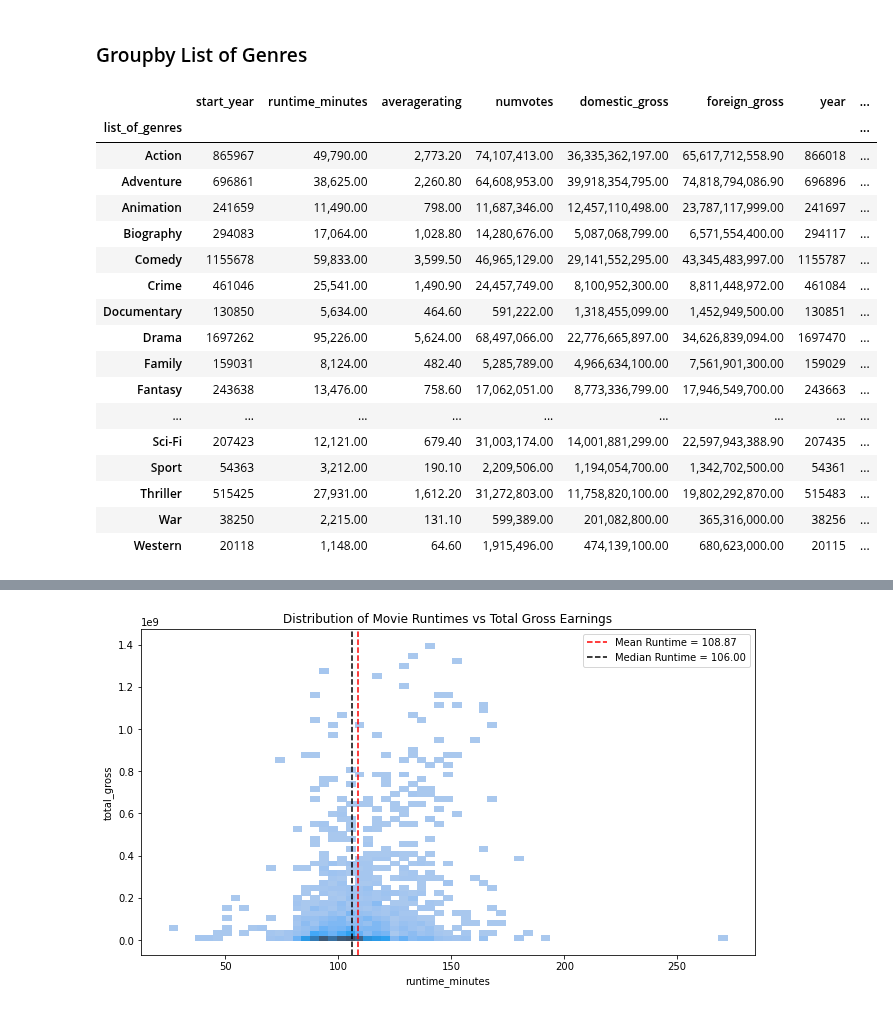
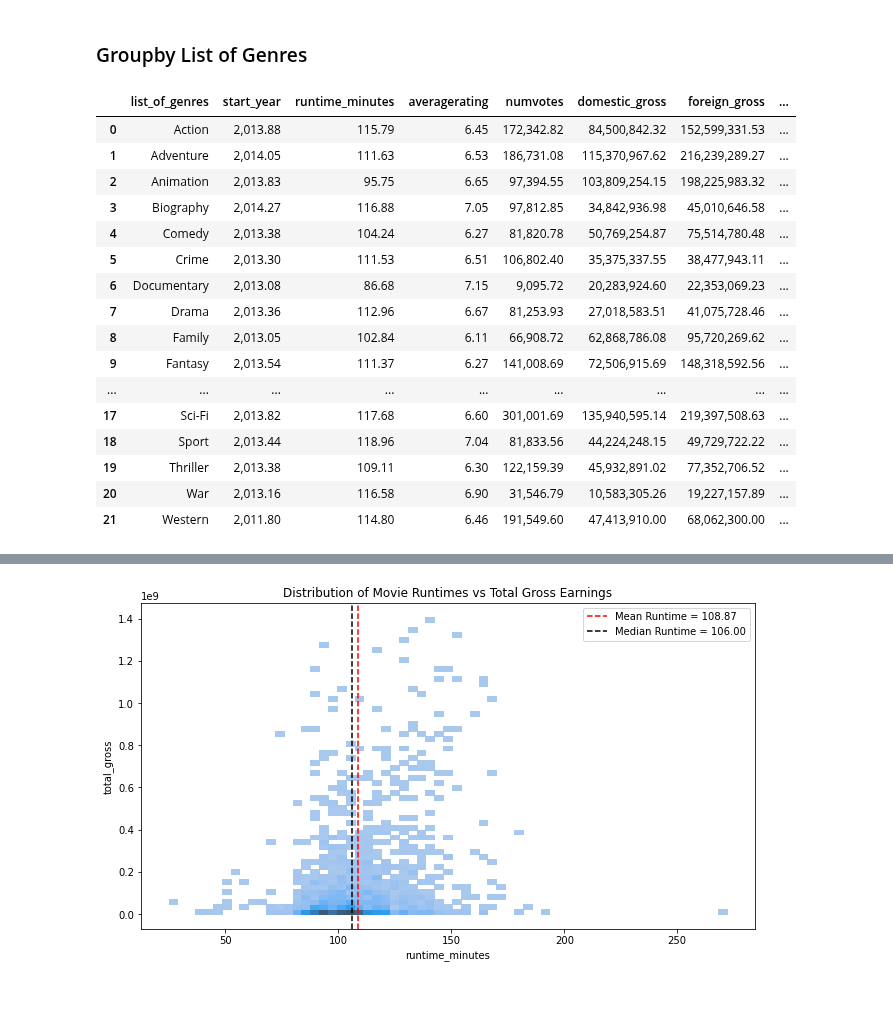
Before and after one commit to GusVilla303/dsc-phase-1-project, a Jupyter notebook: microsoft-movie-analysis.ipynb, the cells around one changed output, grey strips where cells are left out. Cells and saved outputs as stored; diff of their text form; code cells hidden in the pictures.

```diff
--- a/microsoft-movie-analysis.ipynb
+++ b/microsoft-movie-analysis.ipynb
@@ -530,24 +561,23 @@ genres_df_sorted
 # %% [markdown]
 ### Groupby List of Genres
 # %%
-genres_grouped = genres_df_sorted.groupby('list_of_genres').sum()
+genres_grouped = genres_df_sorted.groupby('list_of_genres', as_index=False).mean()
 genres_grouped
 # %% [output]
-|  | start_year | runtime_minutes | averagerating | numvotes | domestic_gross | foreign_gross | year | ... |
-| list_of_genres |  |  |  |  |  |  |  | ... |
-| Action | 865967 | 49,790.00 | 2,773.20 | 74,107,413.00 | 36,335,362,197.00 | 65,617,712,558.90 | 866018 | ... |
-| Adventure | 696861 | 38,625.00 | 2,260.80 | 64,608,953.00 | 39,918,354,795.00 | 74,818,794,086.90 | 696896 | ... |
-| Animation | 241659 | 11,490.00 | 798.00 | 11,687,346.00 | 12,457,110,498.00 | 23,787,117,999.00 | 241697 | ... |
-| Biography | 294083 | 17,064.00 | 1,028.80 | 14,280,676.00 | 5,087,068,799.00 | 6,571,554,400.00 | 294117 | ... |
-| Comedy | 1155678 | 59,833.00 | 3,599.50 | 46,965,129.00 | 29,141,552,295.00 | 43,345,483,997.00 | 1155787 | ... |
-| Crime | 461046 | 25,541.00 | 1,490.90 | 24,457,749.00 | 8,100,952,300.00 | 8,811,448,972.00 | 461084 | ... |
-| Documentary | 130850 | 5,634.00 | 464.60 | 591,222.00 | 1,318,455,099.00 | 1,452,949,500.00 | 130851 | ... |
-| Drama | 1697262 | 95,226.00 | 5,624.00 | 68,497,066.00 | 22,776,665,897.00 | 34,626,839,094.00 | 1697470 | ... |
-| Family | 159031 | 8,124.00 | 482.40 | 5,285,789.00 | 4,966,634,100.00 | 7,561,901,300.00 | 159029 | ... |
-| Fantasy | 243638 | 13,476.00 | 758.60 | 17,062,051.00 | 8,773,336,799.00 | 17,946,549,700.00 | 243663 | ... |
+|  | list_of_genres | start_year | runtime_minutes | averagerating | numvotes | domestic_gross | foreign_gross | ... |
+| 0 | Action | 2,013.88 | 115.79 | 6.45 | 172,342.82 | 84,500,842.32 | 152,599,331.53 | ... |
+| 1 | Adventure | 2,014.05 | 111.63 | 6.53 | 186,731.08 | 115,370,967.62 | 216,239,289.27 | ... |
+| 2 | Animation | 2,013.83 | 95.75 | 6.65 | 97,394.55 | 103,809,254.15 | 198,225,983.32 | ... |
+| 3 | Biography | 2,014.27 | 116.88 | 7.05 | 97,812.85 | 34,842,936.98 | 45,010,646.58 | ... |
+| 4 | Comedy | 2,013.38 | 104.24 | 6.27 | 81,820.78 | 50,769,254.87 | 75,514,780.48 | ... |
+| 5 | Crime | 2,013.30 | 111.53 | 6.51 | 106,802.40 | 35,375,337.55 | 38,477,943.11 | ... |
+| 6 | Documentary | 2,013.08 | 86.68 | 7.15 | 9,095.72 | 20,283,924.60 | 22,353,069.23 | ... |
+| 7 | Drama | 2,013.36 | 112.96 | 6.67 | 81,253.93 | 27,018,583.51 | 41,075,728.46 | ... |
+| 8 | Family | 2,013.05 | 102.84 | 6.11 | 66,908.72 | 62,868,786.08 | 95,720,269.62 | ... |
+| 9 | Fantasy | 2,013.54 | 111.37 | 6.27 | 141,008.69 | 72,506,915.69 | 148,318,592.56 | ... |
 | ... | ... | ... | ... | ... | ... | ... | ... | ... |
-| Sci-Fi | 207423 | 12,121.00 | 679.40 | 31,003,174.00 | 14,001,881,299.00 | 22,597,943,388.90 | 207435 | ... |
-| Sport | 54363 | 3,212.00 | 190.10 | 2,209,506.00 | 1,194,054,700.00 | 1,342,702,500.00 | 54361 | ... |
-| Thriller | 515425 | 27,931.00 | 1,612.20 | 31,272,803.00 | 11,758,820,100.00 | 19,802,292,870.00 | 515483 | ... |
-| War | 38250 | 2,215.00 | 131.10 | 599,389.00 | 201,082,800.00 | 365,316,000.00 | 38256 | ... |
-| Western | 20118 | 1,148.00 | 64.60 | 1,915,496.00 | 474,139,100.00 | 680,623,000.00 | 20115 | ... |
+| 17 | Sci-Fi | 2,013.82 | 117.68 | 6.60 | 301,001.69 | 135,940,595.14 | 219,397,508.63 | ... |
+| 18 | Sport | 2,013.44 | 118.96 | 7.04 | 81,833.56 | 44,224,248.15 | 49,729,722.22 | ... |
+| 19 | Thriller | 2,013.38 | 109.11 | 6.30 | 122,159.39 | 45,932,891.02 | 77,352,706.52 | ... |
+| 20 | War | 2,013.16 | 116.58 | 6.90 | 31,546.79 | 10,583,305.26 | 19,227,157.89 | ... |
+| 21 | Western | 2,011.80 | 114.80 | 6.46 | 191,549.60 | 47,413,910.00 | 68,062,300.00 | ... |
```
Also changed, not shown: parts of 27 cells of this notebook, 5 other files.
